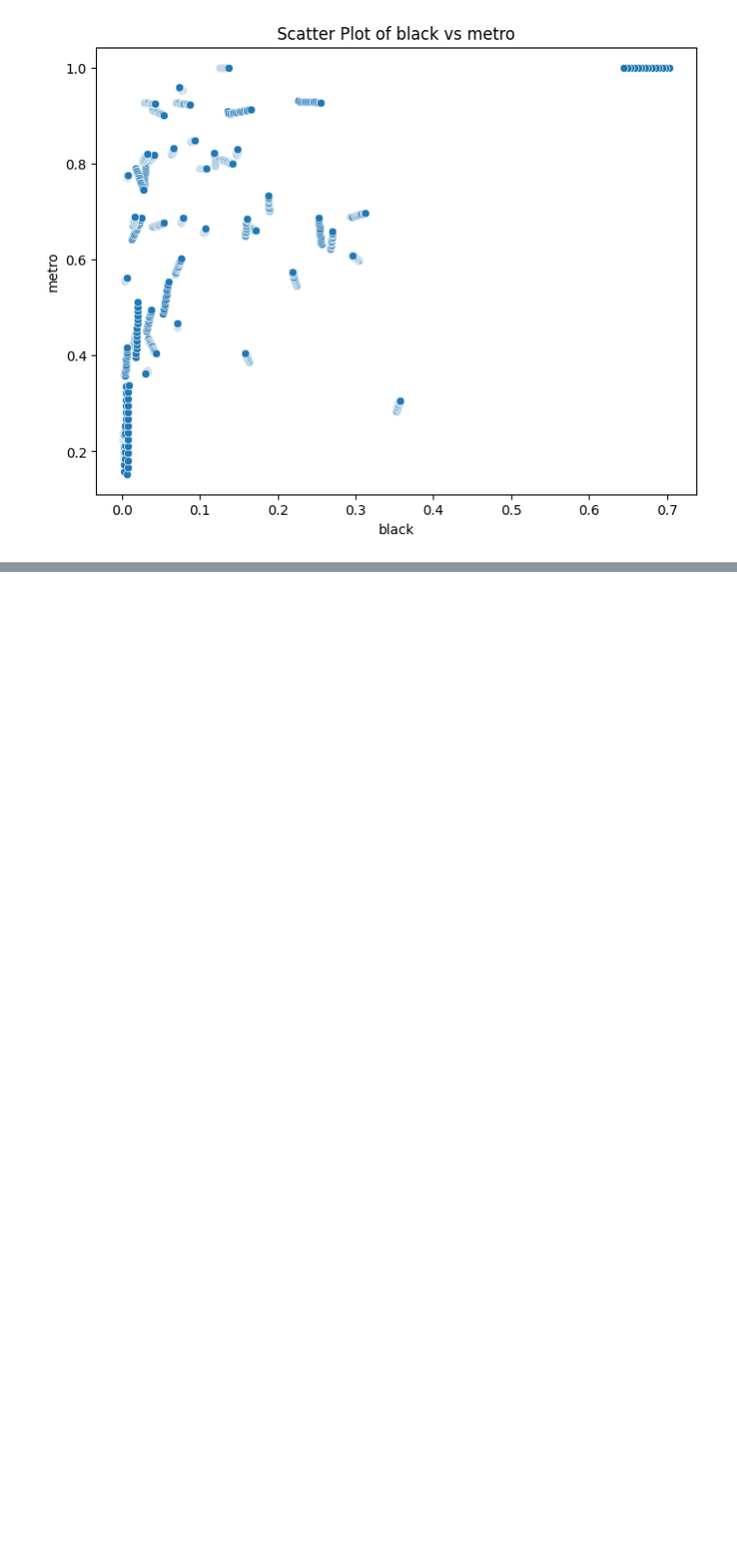
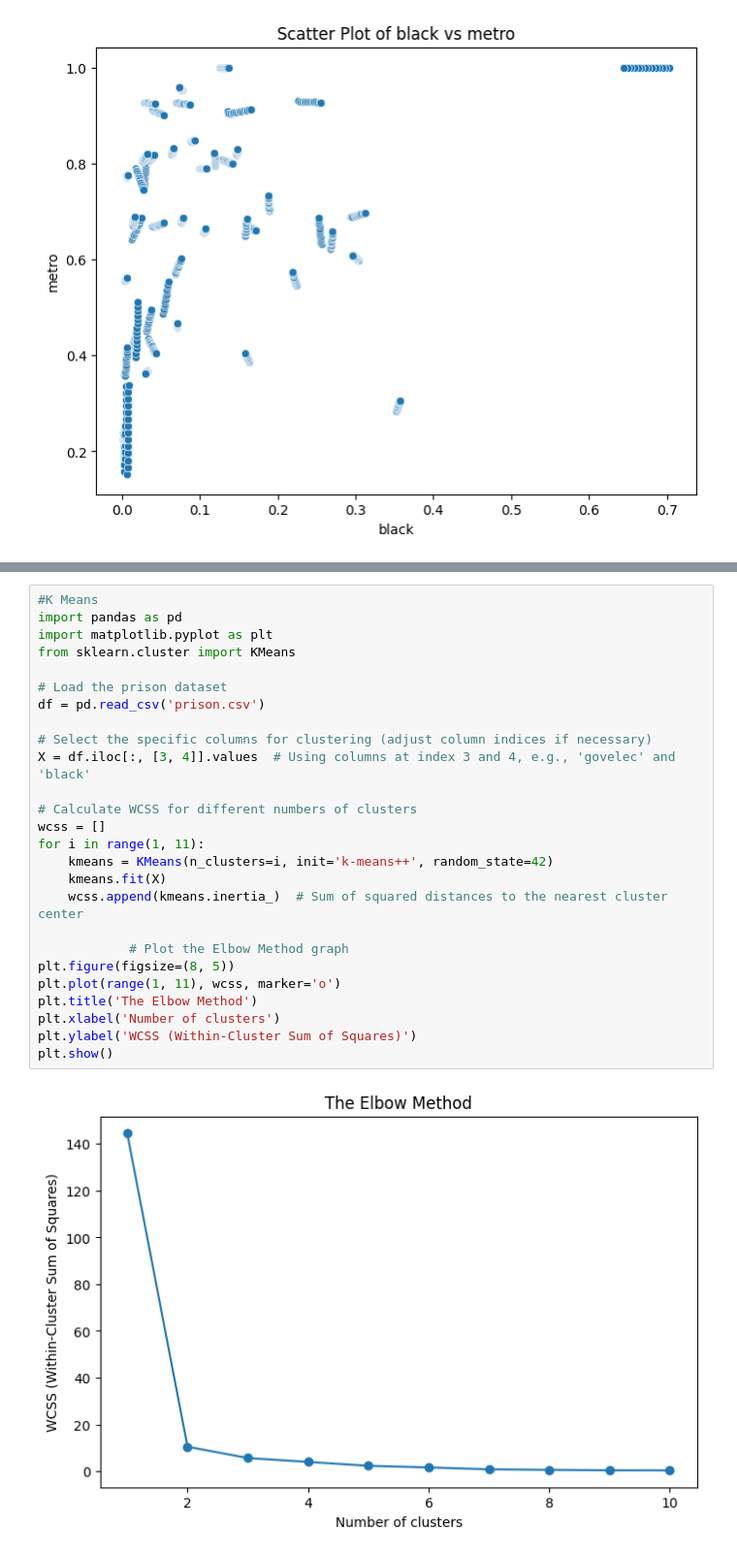
Before and after one commit to midhun2708/EDA-Th, a Jupyter notebook: 21BDS0063.ipynb, the cells around one changed output, grey strips where cells are left out. Shown at 97% size. Drawn from its saved outputs; the diff is of its cells as text; blank space fills up the shorter version.

```diff
--- a/21BDS0063.ipynb
+++ b/21BDS0063.ipynb
@@ -603,0 +718,28 @@ plt.show()
+# %%
+#K Means
+import pandas as pd
+import matplotlib.pyplot as plt
+from sklearn.cluster import KMeans
+
+# Load the prison dataset
+df = pd.read_csv('prison.csv')
+
+# Select the specific columns for clustering (adjust column indices if necessary)
+X = df.iloc[:, [3, 4]].values  # Using columns at index 3 and 4, e.g., 'govelec' and 'black'
+
+# Calculate WCSS for different numbers of clusters
+wcss = []
+for i in range(1, 11):
+    kmeans = KMeans(n_clusters=i, init='k-means++', random_state=42)
+    kmeans.fit(X)
+    wcss.append(kmeans.inertia_)  # Sum of squared distances to the nearest cluster center
+
+            # Plot the Elbow Method graph
+plt.figure(figsize=(8, 5))
+plt.plot(range(1, 11), wcss, marker='o')
+plt.title('The Elbow Method')
+plt.xlabel('Number of clusters')
+plt.ylabel('WCSS (Within-Cluster Sum of Squares)')
+plt.show()
+# %% [output]
+[figure, added]
```
Also changed, not shown: parts of 15 cells of this notebook.
